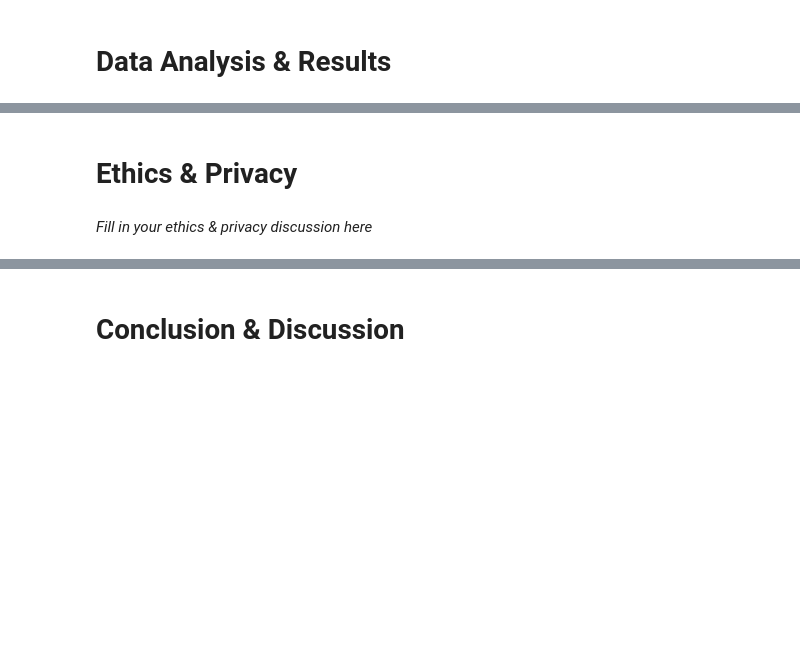
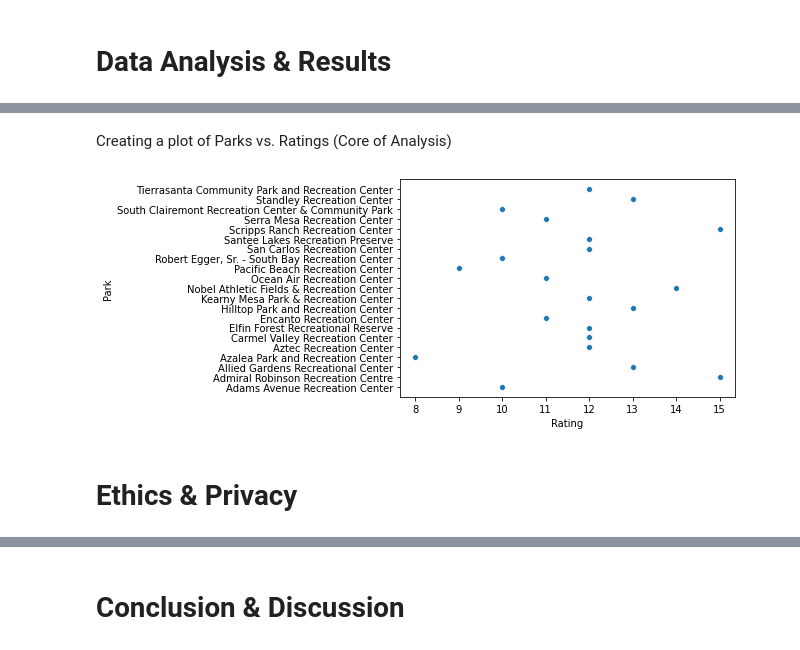
Before and after one commit to rahulbh00/individual_fa20, a Jupyter notebook: final_project/FinalProject_rahulbh00.ipynb, the cells around one changed output, grey strips where cells are left out. Cells and saved outputs as stored; diff of their text form; code cells hidden in the pictures; blank space fills up the shorter version.

```diff
--- a/final_project/FinalProject_rahulbh00.ipynb
+++ b/final_project/FinalProject_rahulbh00.ipynb
@@ -70,0 +93,3 @@ Describe your data cleaning steps here.
+# %%
+df_yelp.drop('text', inplace = True, axis = 1)
+df_yelp.head()
@@ -70,0 +105,3 @@ Describe your data cleaning steps here.
+# %%
+df_yelp = df_yelp.rename(columns = {'id':'Park', 'rating':'Rating'})
+df_yelp.head()
@@ -70,0 +117,3 @@ Describe your data cleaning steps here.
+# %%
+df_yelp = df_yelp[df_yelp.Park.str.contains('Recreation')]
+df_yelp
@@ -70,0 +149,3 @@ Describe your data cleaning steps here.
+# %%
+df_yelp = df_yelp.groupby(['Park'], as_index = False)['Rating'].sum()
+df_yelp
@@ -78,4 +186,8 @@ Include cells that describe the steps in your data analysis.
+# %% [markdown]
+Creating a plot of Parks vs. Ratings (Core of Analysis)
+# %%
+plot = sns.scatterplot(x = 'Rating', y = 'Park', data = df_yelp)
+# %% [output]
+[figure, added]
 # %% [markdown]
 # Ethics & Privacy
-# %% [markdown]
-*Fill in your ethics & privacy discussion here*
```
Also changed, not shown: parts of 25 cells of this notebook, 1 other file.
